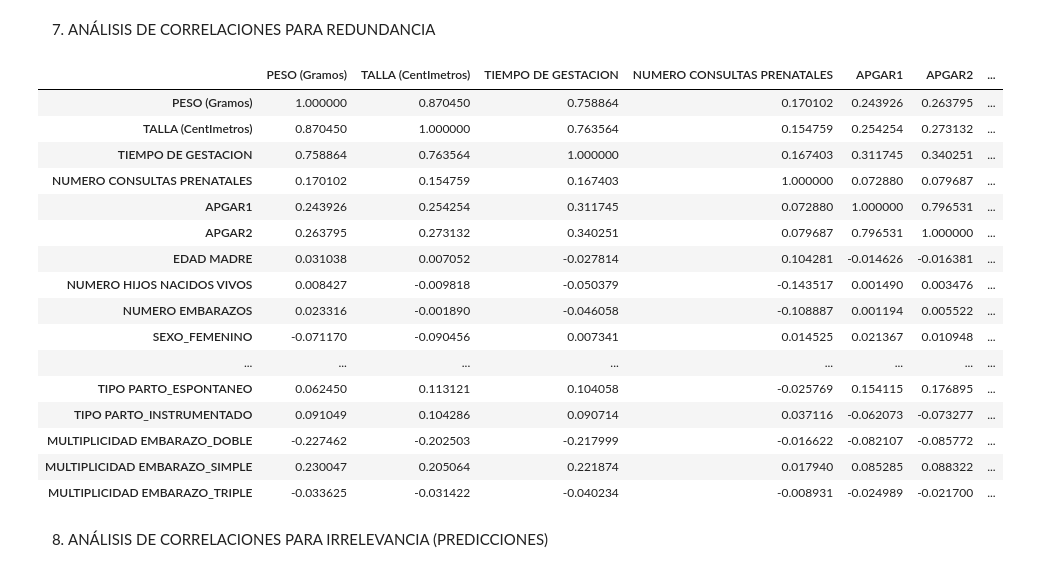
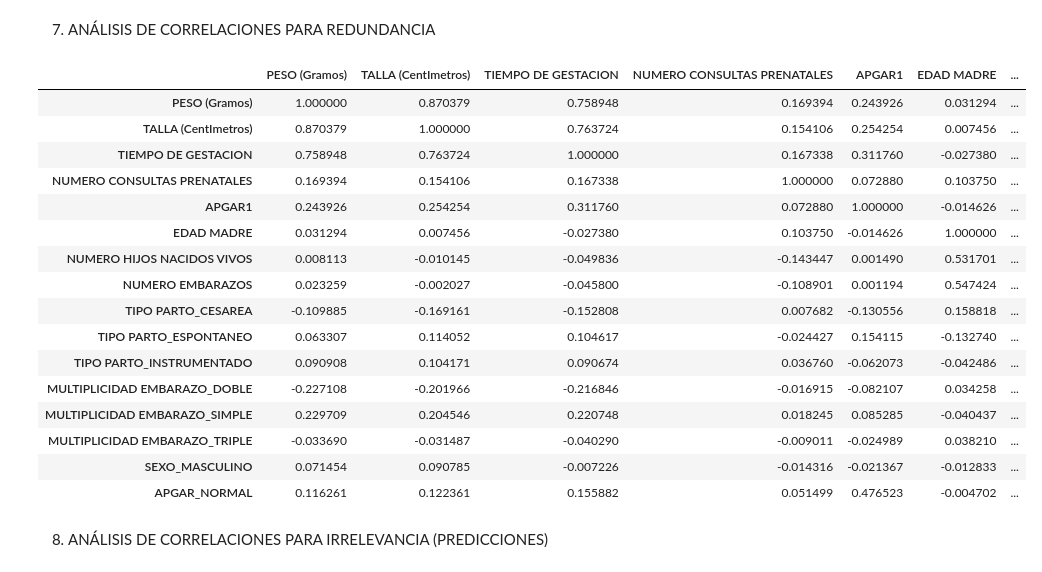
Before and after one commit to botanicalex/mineria_final, a Jupyter notebook: limpieza.ipynb, the cells around one changed output. Cells and saved outputs as stored; diff of their text form; code cells hidden in the pictures.

```diff
--- a/limpieza.ipynb
+++ b/limpieza.ipynb
@@ -297,3 +450,2 @@ dtype: int64
 # %%
-df_relevantes = pd.get_dummies(df_relevantes, columns=['SEXO', 'TIPO PARTO', 'MULTIPLICIDAD EMBARAZO'], drop_first=False)
-df_relevantes.head()
+df_clean = pd.get_dummies(df_clean, columns=['TIPO PARTO', 'MULTIPLICIDAD EMBARAZO'], drop_first=False)
@@ -306,0 +452,2 @@ df_relevantes.head()
+# %%
+df_clean = pd.get_dummies(df_clean, columns=['SEXO'], drop_first=True)
@@ -306,0 +461,11 @@ df_relevantes.head()
+# %%
+# Creación de variable binaria para APGAR2
+# Se considera normal un APGAR ≥ 7, y problemático un APGAR < 7
+df_clean['APGAR_NORMAL'] = (df_clean['APGAR2'] >= 7).astype(int)
+# %%
+# Guardar la variable original para posibles análisis futuros
+df_clean_con_apgar2 = df_clean.copy()
+
+# Eliminar APGAR2 del dataset de modelado
+df_clean.drop(columns=['APGAR2'], inplace=True)
+df_clean.head()
@@ -307,22 +479,23 @@ df_relevantes.head()
 # %% [markdown]
 7. ANÁLISIS DE CORRELACIONES PARA REDUNDANCIA
 # %%
-df_relevantes.corr()
+matriz = df_clean.corr()
+matriz
 # %% [output]
-|  | PESO (Gramos) | TALLA (CentImetros) | TIEMPO DE GESTACION | NUMERO CONSULTAS PRENATALES | APGAR1 | APGAR2 | ... |
-| PESO (Gramos) | 1.000000 | 0.870450 | 0.758864 | 0.170102 | 0.243926 | 0.263795 | ... |
-| TALLA (CentImetros) | 0.870450 | 1.000000 | 0.763564 | 0.154759 | 0.254254 | 0.273132 | ... |
-| TIEMPO DE GESTACION | 0.758864 | 0.763564 | 1.000000 | 0.167403 | 0.311745 | 0.340251 | ... |
-| NUMERO CONSULTAS PRENATALES | 0.170102 | 0.154759 | 0.167403 | 1.000000 | 0.072880 | 0.079687 | ... |
-| APGAR1 | 0.243926 | 0.254254 | 0.311745 | 0.072880 | 1.000000 | 0.796531 | ... |
-| APGAR2 | 0.263795 | 0.273132 | 0.340251 | 0.079687 | 0.796531 | 1.000000 | ... |
-| EDAD MADRE | 0.031038 | 0.007052 | -0.027814 | 0.104281 | -0.014626 | -0.016381 | ... |
-| NUMERO HIJOS NACIDOS VIVOS | 0.008427 | -0.009818 | -0.050379 | -0.143517 | 0.001490 | 0.003476 | ... |
-| NUMERO EMBARAZOS | 0.023316 | -0.001890 | -0.046058 | -0.108887 | 0.001194 | 0.005522 | ... |
-| SEXO_FEMENINO | -0.071170 | -0.090456 | 0.007341 | 0.014525 | 0.021367 | 0.010948 | ... |
-| ... | ... | ... | ... | ... | ... | ... | ... |
-| TIPO PARTO_ESPONTANEO | 0.062450 | 0.113121 | 0.104058 | -0.025769 | 0.154115 | 0.176895 | ... |
-| TIPO PARTO_INSTRUMENTADO | 0.091049 | 0.104286 | 0.090714 | 0.037116 | -0.062073 | -0.073277 | ... |
-| MULTIPLICIDAD EMBARAZO_DOBLE | -0.227462 | -0.202503 | -0.217999 | -0.016622 | -0.082107 | -0.085772 | ... |
-| MULTIPLICIDAD EMBARAZO_SIMPLE | 0.230047 | 0.205064 | 0.221874 | 0.017940 | 0.085285 | 0.088322 | ... |
-| MULTIPLICIDAD EMBARAZO_TRIPLE | -0.033625 | -0.031422 | -0.040234 | -0.008931 | -0.024989 | -0.021700 | ... |
+|  | PESO (Gramos) | TALLA (CentImetros) | TIEMPO DE GESTACION | NUMERO CONSULTAS PRENATALES | APGAR1 | EDAD MADRE | ... |
+| PESO (Gramos) | 1.000000 | 0.870379 | 0.758948 | 0.169394 | 0.243926 | 0.031294 | ... |
+| TALLA (CentImetros) | 0.870379 | 1.000000 | 0.763724 | 0.154106 | 0.254254 | 0.007456 | ... |
+| TIEMPO DE GESTACION | 0.758948 | 0.763724 | 1.000000 | 0.167338 | 0.311760 | -0.027380 | ... |
+| NUMERO CONSULTAS PRENATALES | 0.169394 | 0.154106 | 0.167338 | 1.000000 | 0.072880 | 0.103750 | ... |
+| APGAR1 | 0.243926 | 0.254254 | 0.311760 | 0.072880 | 1.000000 | -0.014626 | ... |
+| EDAD MADRE | 0.031294 | 0.007456 | -0.027380 | 0.103750 | -0.014626 | 1.000000 | ... |
+| NUMERO HIJOS NACIDOS VIVOS | 0.008113 | -0.010145 | -0.049836 | -0.143447 | 0.001490 | 0.531701 | ... |
+| NUMERO EMBARAZOS | 0.023259 | -0.002027 | -0.045800 | -0.108901 | 0.001194 | 0.547424 | ... |
+| TIPO PARTO_CESAREA | -0.109885 | -0.169161 | -0.152808 | 0.007682 | -0.130556 | 0.158818 | ... |
+| TIPO PARTO_ESPONTANEO | 0.063307 | 0.114052 | 0.104617 | -0.024427 | 0.154115 | -0.132740 | ... |
+| TIPO PARTO_INSTRUMENTADO | 0.090908 | 0.104171 | 0.090674 | 0.036760 | -0.062073 | -0.042486 | ... |
+| MULTIPLICIDAD EMBARAZO_DOBLE | -0.227108 | -0.201966 | -0.216846 | -0.016915 | -0.082107 | 0.034258 | ... |
+| MULTIPLICIDAD EMBARAZO_SIMPLE | 0.229709 | 0.204546 | 0.220748 | 0.018245 | 0.085285 | -0.040437 | ... |
+| MULTIPLICIDAD EMBARAZO_TRIPLE | -0.033690 | -0.031487 | -0.040290 | -0.009011 | -0.024989 | 0.038210 | ... |
+| SEXO_MASCULINO | 0.071454 | 0.090785 | -0.007226 | -0.014316 | -0.021367 | -0.012833 | ... |
+| APGAR_NORMAL | 0.116261 | 0.122361 | 0.155882 | 0.051499 | 0.476523 | -0.004702 | ... |
```
Also changed, not shown: parts of 42 cells of this notebook, 1 other file.
